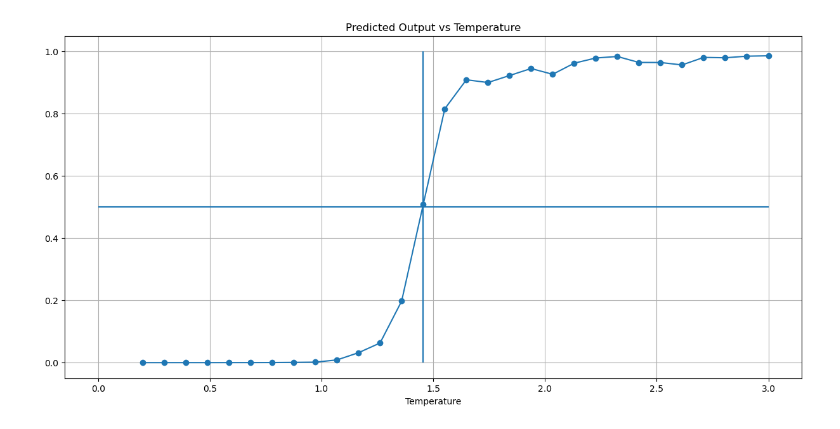
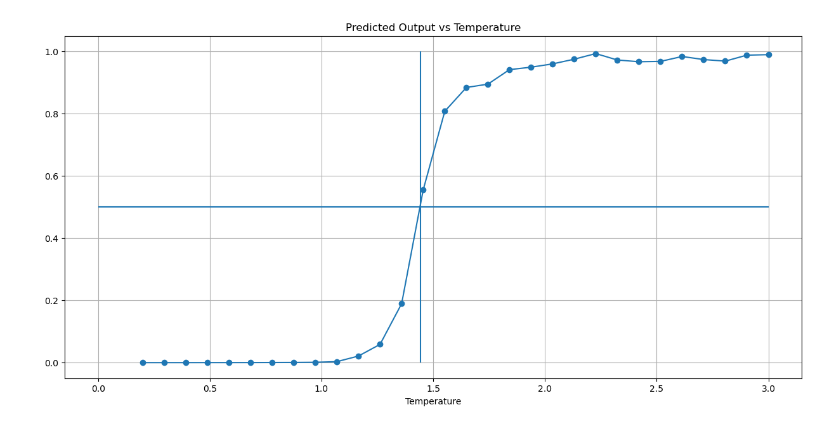
Before and after one commit to DUMUduwaka/MachineLearningOnboarding, a Jupyter notebook: Machine Learning/ML Phase Detection/MLPhaseDetection.ipynb, the cells around one changed output. Saved outputs shown, nothing was run; the diff lists cells and outputs as text; code cells hidden in the pictures.

```diff
--- a/Machine Learning/ML Phase Detection/MLPhaseDetection.ipynb
+++ b/Machine Learning/ML Phase Detection/MLPhaseDetection.ipynb
@@ -152,8 +170,8 @@ class HeisenbergTrainer:
         """
         input = keras.layers.Input(shape=self.X_train.shape[1:])
         flat =keras.layers.Flatten()(input)
-        hidden1 = keras.layers.Dense(30, activation='relu', kernel_initializer='he_normal')(flat)
-        hidden2 = keras.layers.Dense(30, activation='relu', kernel_initializer='he_normal')(hidden1)
+        hidden1 = keras.layers.Dense(40, activation='relu', kernel_initializer='he_normal')(flat)
+        hidden2 = keras.layers.Dense(40, activation='relu', kernel_initializer='he_normal')(hidden1)
         output = keras.layers.Dense(1, activation='sigmoid')(hidden2)
 
         self.model = keras.models.Model(inputs=input,outputs=output)
@@ -333,11 +351,11 @@ for i in range(len(Temperatures)):
 # %%
 plt.plot(Temperatures, avg_values, marker='o')
 plt.xlabel("Temperature")
 plt.title("Predicted Output vs Temperature")
 plt.xlabel('Temperature')
 plt.hlines(0.5, 0, 3)
-plt.vlines(1.454, 0, 1)
+plt.vlines(1.443, 0, 1)
 plt.grid(True)
 plt.show()
 # %% [output]
-[figure, old version]
+[figure, new version]
```
Also changed, not shown: parts of 7 cells of this notebook.
